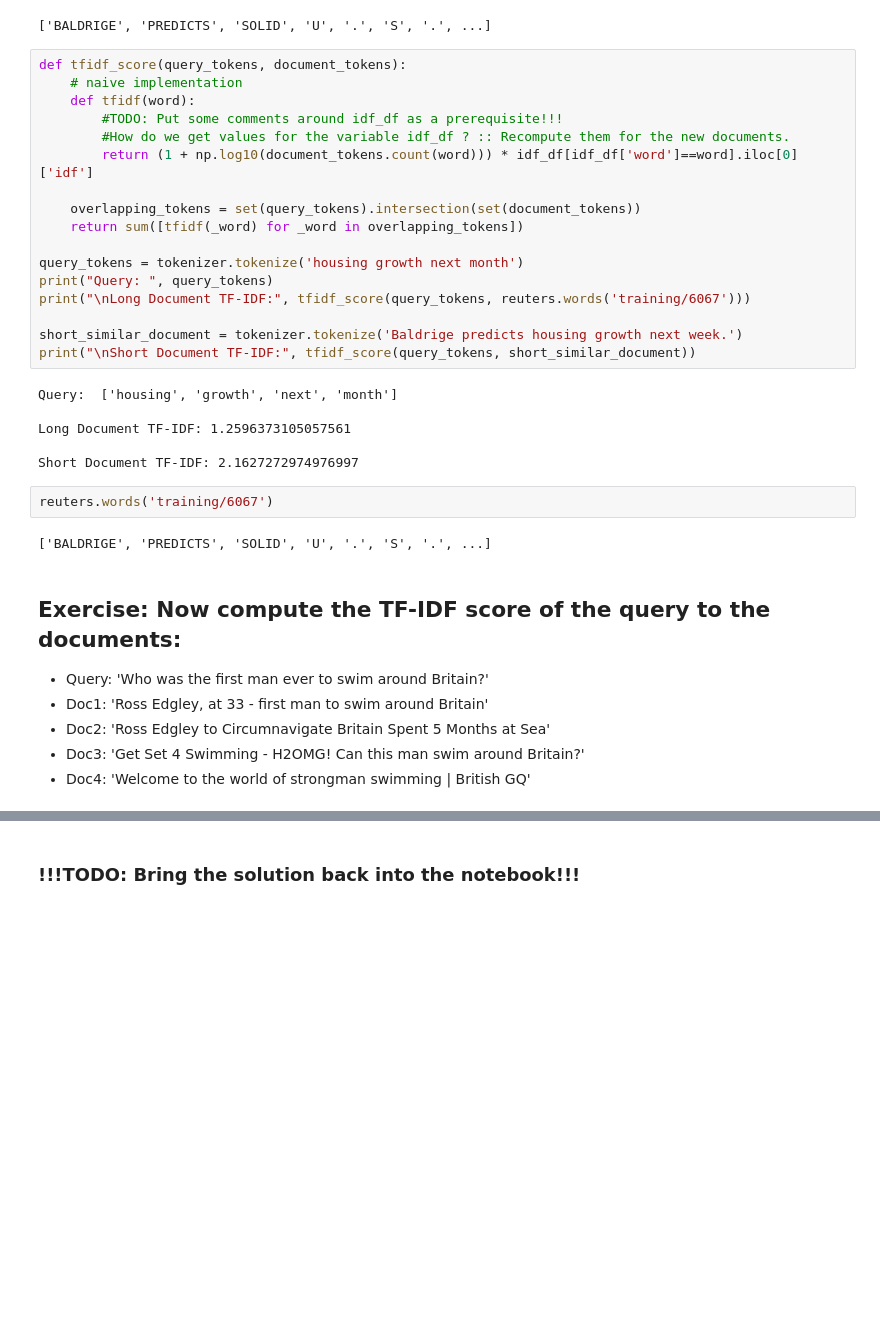
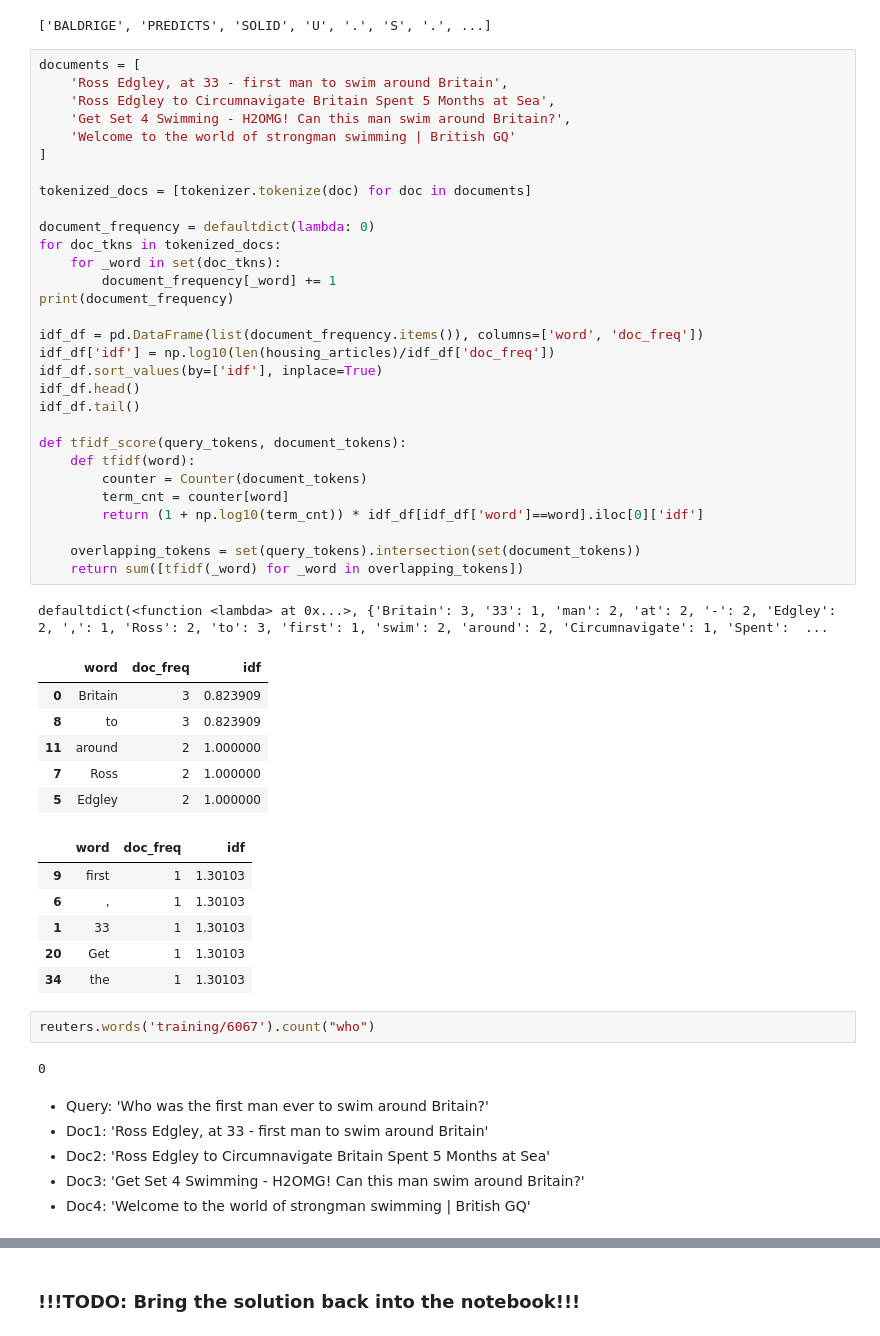
Before and after one commit to di-dimitrov/information_retrieval_fmi_new, a Jupyter notebook: lab4_tfidf.ipynb, the cells around one changed output, grey strips where cells are left out. Saved outputs shown, nothing was run; the diff lists cells and outputs as text; blank space fills up the shorter version.

```diff
--- a/lab4_tfidf.ipynb
+++ b/lab4_tfidf.ipynb
@@ -154,35 +154,55 @@ Finally, we estimate score for a document D w.r.t. a query Q, __summing over tfi
 reuters.words('training/6067')
 # %% [output]
 ['BALDRIGE', 'PREDICTS', 'SOLID', 'U', '.', 'S', '.', ...]
-# %%
-def tfidf_score(query_tokens, document_tokens):
-    # naive implementation
-    def tfidf(word):
-        #TODO: Put some comments around idf_df as a prerequisite!!!
-        #How do we get values for the variable idf_df ? :: Recompute them for the new documents.
-        return (1 + np.log10(document_tokens.count(word))) * idf_df[idf_df['word']==word].iloc[0]['idf']
-
-    overlapping_tokens = set(query_tokens).intersection(set(document_tokens))
-    return sum([tfidf(_word) for _word in overlapping_tokens])
-
-query_tokens = tokenizer.tokenize('housing growth next month')
-print("Query: ", query_tokens)
-print("\nLong Document TF-IDF:", tfidf_score(query_tokens, reuters.words('training/6067')))
-
-short_similar_document = tokenizer.tokenize('Baldrige predicts housing growth next week.')
-print("\nShort Document TF-IDF:", tfidf_score(query_tokens, short_similar_document))
-# %% [output]
-Query:  ['housing', 'growth', 'next', 'month']
-
-Long Document TF-IDF: 1.2596373105057561
-
-Short Document TF-IDF: 2.1627272974976997
+# %%
+documents = [
+    'Ross Edgley, at 33 - first man to swim around Britain',
+    'Ross Edgley to Circumnavigate Britain Spent 5 Months at Sea',
+    'Get Set 4 Swimming - H2OMG! Can this man swim around Britain?',
+    'Welcome to the world of strongman swimming | British GQ'
+]
+
+tokenized_docs = [tokenizer.tokenize(doc) for doc in documents]
+
+document_frequency = defaultdict(lambda: 0)
+for doc_tkns in tokenized_docs:
+    for _word in set(doc_tkns):
+        document_frequency[_word] += 1
+print(document_frequency)
+
+idf_df = pd.DataFrame(list(document_frequency.items()), columns=['word', 'doc_freq'])
+idf_df['idf'] = np.log10(len(housing_articles)/idf_df['doc_freq'])
+idf_df.sort_values(by=['idf'], inplace=True)
+idf_df.head()
+idf_df.tail()
+
+def tfidf_score(query_tokens, document_tokens):
+    def tfidf(word):
+        counter = Counter(document_tokens)
+        term_cnt = counter[word]
+        return (1 + np.log10(term_cnt)) * idf_df[idf_df['word']==word].iloc[0]['idf']
+
+    overlapping_tokens = set(query_tokens).intersection(set(document_tokens))
+    return sum([tfidf(_word) for _word in overlapping_tokens])
+# %% [output]
+defaultdict(<function <lambda> at 0x...>, {'Britain': 3, '33': 1, 'man': 2, 'at': 2, '-': 2, 'Edgley': 2, ',': 1, 'Ross': 2, 'to': 3, 'first': 1, 'swim': 2, 'around': 2, 'Circumnavigate': 1, 'Spent':  ...
+|  | word | doc_freq | idf |
+| 0 | Britain | 3 | 0.823909 |
+| 8 | to | 3 | 0.823909 |
+| 11 | around | 2 | 1.000000 |
+| 7 | Ross | 2 | 1.000000 |
+| 5 | Edgley | 2 | 1.000000 |
+|  | word | doc_freq | idf |
+| 9 | first | 1 | 1.30103 |
+| 6 | , | 1 | 1.30103 |
+| 1 | 33 | 1 | 1.30103 |
+| 20 | Get | 1 | 1.30103 |
+| 34 | the | 1 | 1.30103 |
 # %%
-reuters.words('training/6067')
+reuters.words('training/6067').count("who")
 # %% [output]
-['BALDRIGE', 'PREDICTS', 'SOLID', 'U', '.', 'S', '.', ...]
+0
 # %% [markdown]
-## Exercise: Now compute the TF-IDF score of the query to the documents:
 - Query: 'Who was the first man ever to swim around Britain?'
 - Doc1: 'Ross Edgley, at 33 - first man to swim around Britain'
 - Doc2: 'Ross Edgley to Circumnavigate Britain Spent 5 Months at Sea'
```
Also changed, not shown: parts of 8 cells of this notebook, 3 other files.
